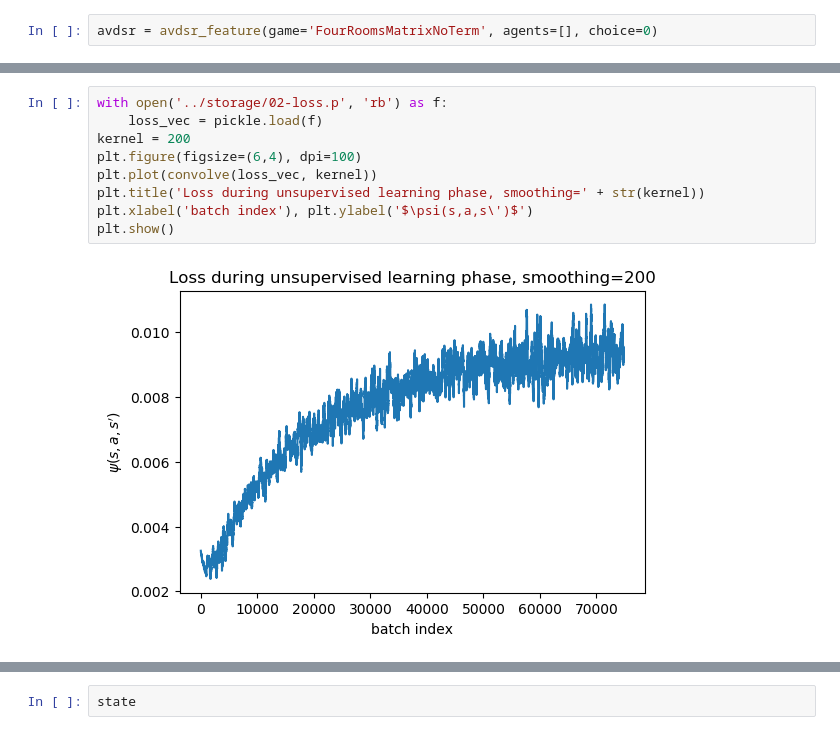
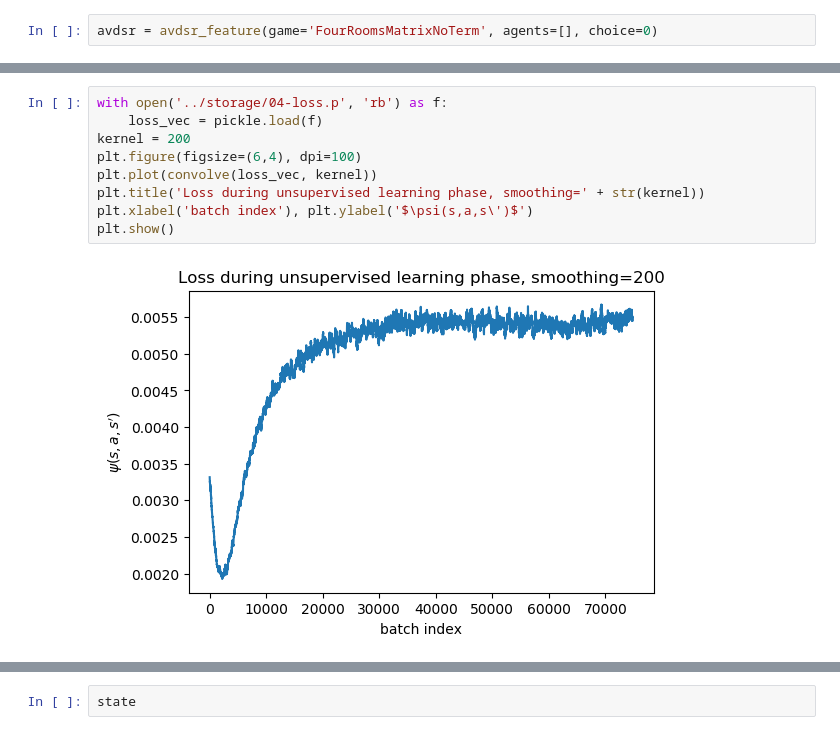
Before and after one commit to psurya1994/successor-feature-representations, a Jupyter notebook: notebooks/11-visualize-apsf.ipynb, the cells around one changed output, grey strips where cells are left out. Drawn from its saved outputs; the diff is of its cells as text.

```diff
--- a/notebooks/11-visualize-apsf.ipynb
+++ b/notebooks/11-visualize-apsf.ipynb
@@ -65,16 +65,16 @@ avdsr.network.load_state_dict(weights,strict=True)
 # %% [output]
 IncompatibleKeys(missing_keys=[], unexpected_keys=[])
 # %%
-with open('../storage/02-loss.p', 'rb') as f:
+with open('../storage/04-loss.p', 'rb') as f:
     loss_vec = pickle.load(f)
 kernel = 200
 plt.figure(figsize=(6,4), dpi=100)
 plt.plot(convolve(loss_vec, kernel))
 plt.title('Loss during unsupervised learning phase, smoothing=' + str(kernel))
 plt.xlabel('batch index'), plt.ylabel('$\psi(s,a,s\')$')
 plt.show()
 # %% [output]
-[figure, old version]
+[figure, new version]
 # %%
 from deep_rl.component.fourrooms import FourRoomsMatrixNoTerm
 env = FourRoomsMatrixNoTerm()
```
Also changed, not shown: parts of 2 cells of this notebook, 4 other files.
